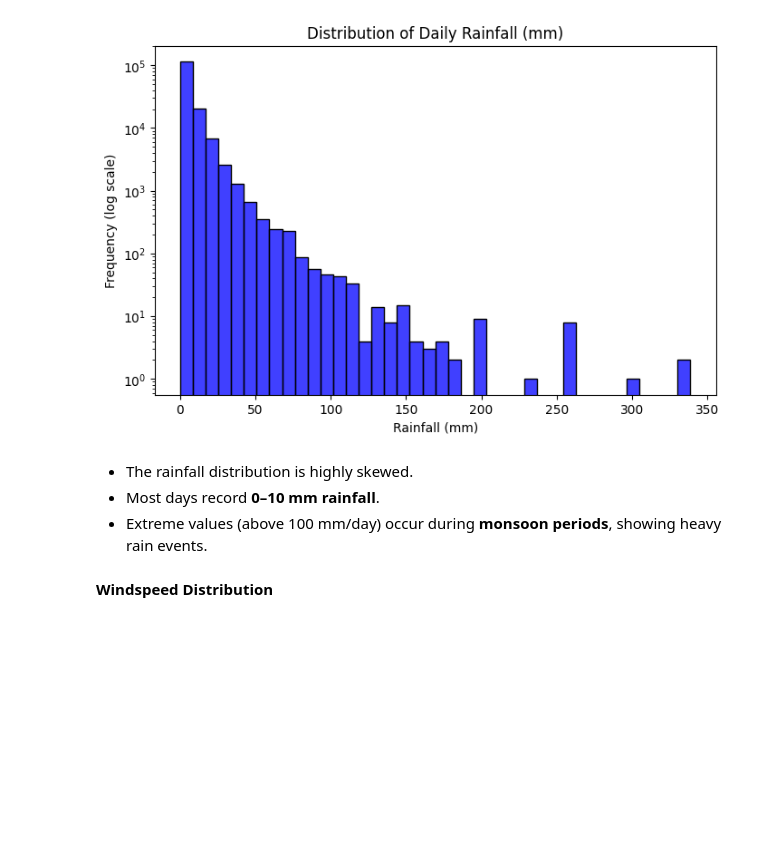
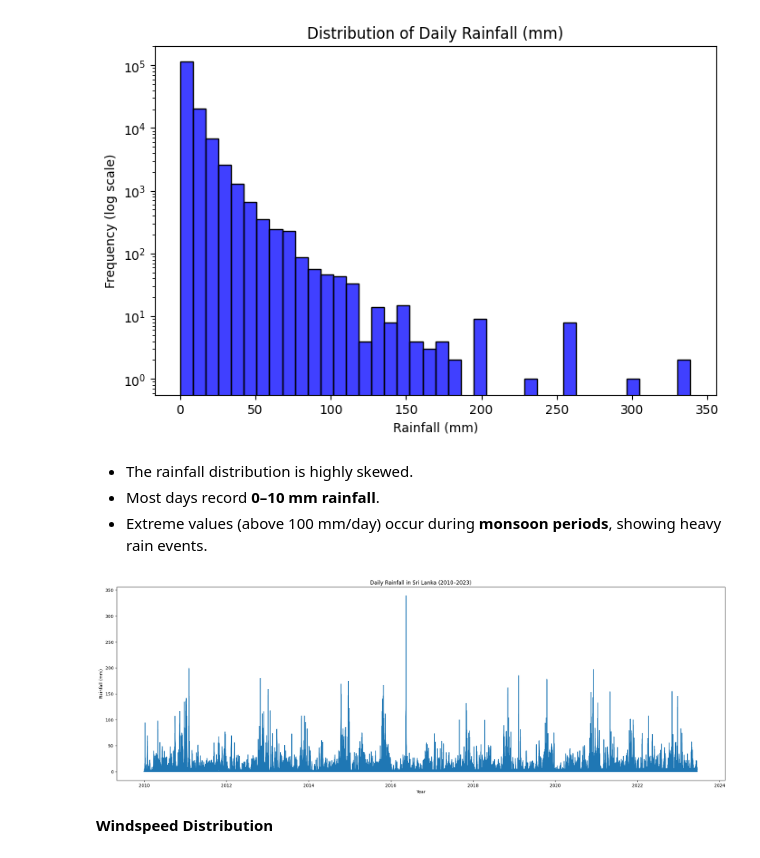
Before and after one commit to Vidusahan/sri-lanka-weather-analysis, a Jupyter notebook: notebooks/Descriptive_Analysis.ipynb, the cells around one changed output. Drawn from its saved outputs; the diff is of its cells as text; code cells hidden in the pictures; blank space fills up the shorter version.

```diff
--- a/notebooks/Descriptive_Analysis.ipynb
+++ b/notebooks/Descriptive_Analysis.ipynb
@@ -280,6 +280,15 @@ plt.show()
 - Most days record **0–10 mm rainfall**.
 - Extreme values (above 100 mm/day) occur during **monsoon periods**,
   showing heavy rain events.
+# %%
+plt.figure(figsize=(25,8))
+plt.plot(df_eda['date'], df_eda['rain'])
+plt.title("Daily Rainfall in Sri Lanka (2010–2023)")
+plt.xlabel("Year")
+plt.ylabel("Rainfall (mm)")
+plt.show()
+# %% [output]
+[figure, added]
 # %% [markdown]
 **Windspeed Distribution**
 # %%
```
Also changed, not shown: 1 other file.
